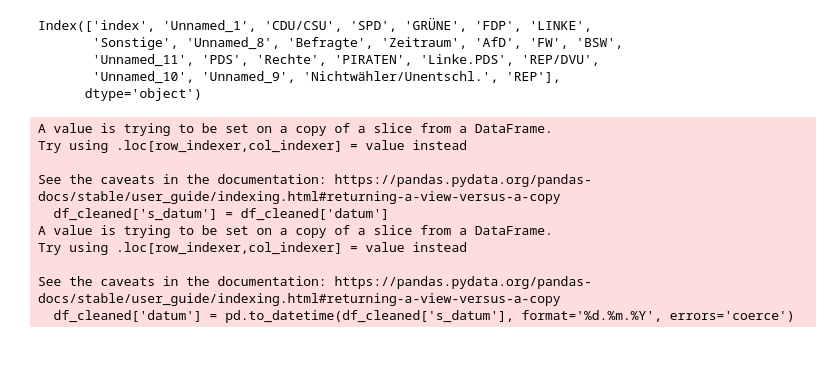
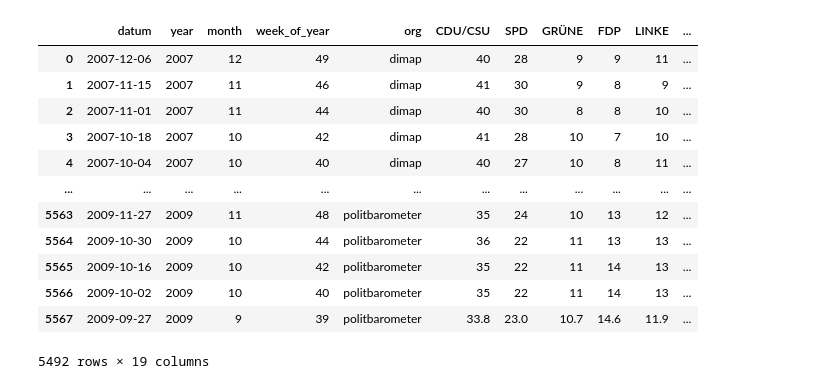
Before and after one commit to mgerhards/sonntagsfrage-scraper, a Jupyter notebook: analysis.ipynb, the cells around one changed output. Drawn from its saved outputs; the diff is of its cells as text; code cells hidden in the pictures; blank space fills up the shorter version.

```diff
--- a/analysis.ipynb
+++ b/analysis.ipynb
@@ -5,8 +5,16 @@ df = pd.read_pickle("Sonntagsfrage.pkl")
 # %%
-df.columns
+df
 # %% [output]
+|  | datum | year | month | week_of_year | org | CDU/CSU | SPD | GRÜNE | FDP | LINKE | ... |
+| 0 | 2007-12-06 | 2007 | 12 | 49 | dimap | 40 | 28 | 9 | 9 | 11 | ... |
+| 1 | 2007-11-15 | 2007 | 11 | 46 | dimap | 41 | 30 | 9 | 8 | 9 | ... |
+| 2 | 2007-11-01 | 2007 | 11 | 44 | dimap | 40 | 30 | 8 | 8 | 10 | ... |
+| 3 | 2007-10-18 | 2007 | 10 | 42 | dimap | 41 | 28 | 10 | 7 | 10 | ... |
+| 4 | 2007-10-04 | 2007 | 10 | 40 | dimap | 40 | 27 | 10 | 8 | 11 | ... |
+| ... | ... | ... | ... | ... | ... | ... | ... | ... | ... | ... | ... |
+| 5563 | 2009-11-27 | 2009 | 11 | 48 | politbarometer | 35 | 24 | 10 | 13 | 12 | ... |
+| 5564 | 2009-10-30 | 2009 | 10 | 44 | politbarometer | 36 | 22 | 11 | 13 | 13 | ... |
+| 5565 | 2009-10-16 | 2009 | 10 | 42 | politbarometer | 35 | 22 | 11 | 14 | 13 | ... |
+| 5566 | 2009-10-02 | 2009 | 10 | 40 | politbarometer | 35 | 22 | 11 | 14 | 13 | ... |
+| 5567 | 2009-09-27 | 2009 | 9 | 39 | politbarometer | 33.8 | 23.0 | 10.7 | 14.6 | 11.9 | ... |
-Index(['index', 'Unnamed_1', 'CDU/CSU', 'SPD', 'GRÜNE', 'FDP', 'LINKE',
-       'Sonstige', 'Unnamed_8', 'Befragte', 'Zeitraum', 'AfD', 'FW', 'BSW',
-       'Unnamed_11', 'PDS', 'Rechte', 'PIRATEN', 'Linke.PDS', 'REP/DVU',
-       'Unnamed_10', 'Unnamed_9', 'Nichtwähler/Unentschl.', 'REP'],
-      dtype='object')
+5492 rows × 19 columns
@@ -21,16 +20,0 @@ df_cleaned = df[cols]
-# %%
-df_cleaned.reset_index(inplace=True)
-df_cleaned['s_datum'] = df_cleaned['datum']
-#df_cleaned['datum'] = pd.to_datetime(df_cleaned['s_datum'], format='%d.%m.%Y', errors='coerce')
-df_cleaned.loc[:, 'datum'] = pd.to_datetime(df_cleaned['s_datum'], format='%d.%m.%Y', errors='coerce')
-# %% [output]
-A value is trying to be set on a copy of a slice from a DataFrame.
-Try using .loc[row_indexer,col_indexer] = value instead
-
-See the caveats in the documentation: https://pandas.pydata.org/pandas-docs/stable/user_guide/indexing.html#returning-a-view-versus-a-copy
-  df_cleaned['s_datum'] = df_cleaned['datum']
-A value is trying to be set on a copy of a slice from a DataFrame.
-Try using .loc[row_indexer,col_indexer] = value instead
-
-See the caveats in the documentation: https://pandas.pydata.org/pandas-docs/stable/user_guide/indexing.html#returning-a-view-versus-a-copy
-  df_cleaned['datum'] = pd.to_datetime(df_cleaned['s_datum'], format='%d.%m.%Y', errors='coerce')
```
Also changed, not shown: parts of 11 cells of this notebook, 1 other file.
